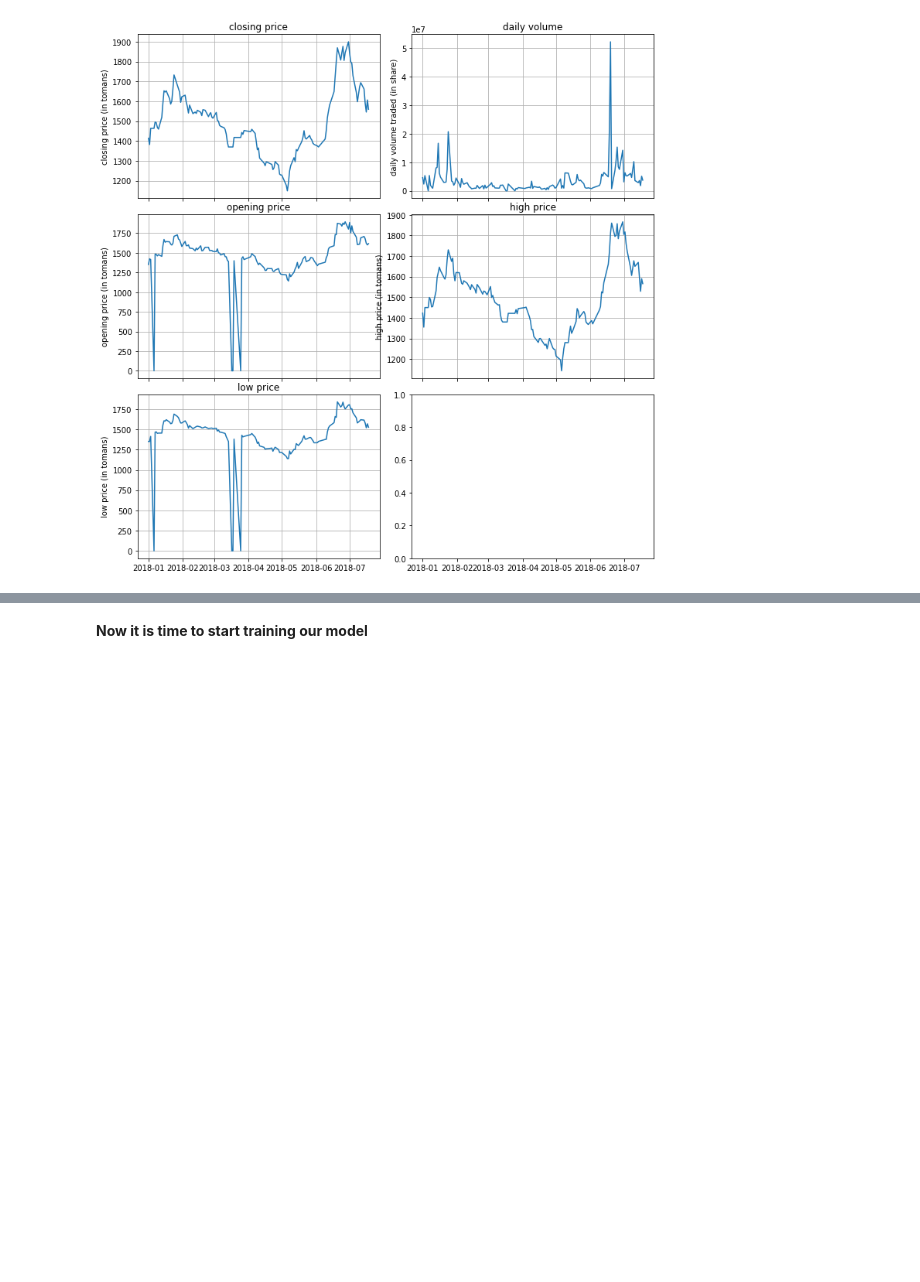
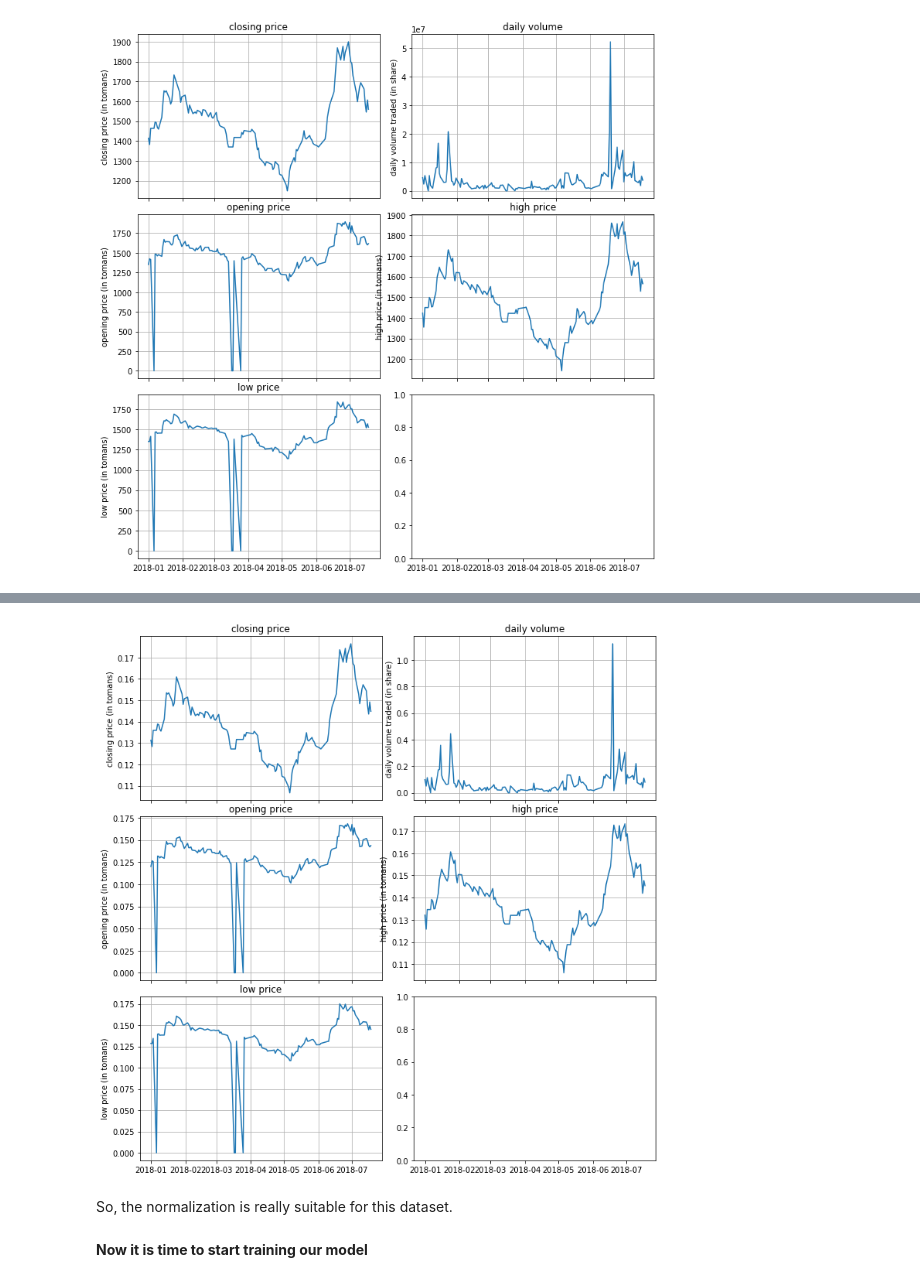
Before and after one commit to Ayazdani1997/stock-feature-prediction-final-pro, a Jupyter notebook: Phase1_OCHLV.ipynb, the cells around one changed output, grey strips where cells are left out. Drawn from its saved outputs; the diff is of its cells as text; code cells hidden in the pictures; blank space fills up the shorter version.

```diff
--- a/Phase1_OCHLV.ipynb
+++ b/Phase1_OCHLV.ipynb
@@ -231,3 +281,9 @@ draw_ochlv(data_related_to_max_stock, testing_start, testing_end)
+# %%
+draw_ochlv(_testing_period, testing_start, testing_end)
+# %% [output]
+[figure, added]
+# %% [markdown]
+So, the normalization is really suitable for this dataset.
 # %% [markdown]
 **Now it is time to start training our model**
 # %% [markdown]
```
Also changed, not shown: parts of 5 cells of this notebook.
